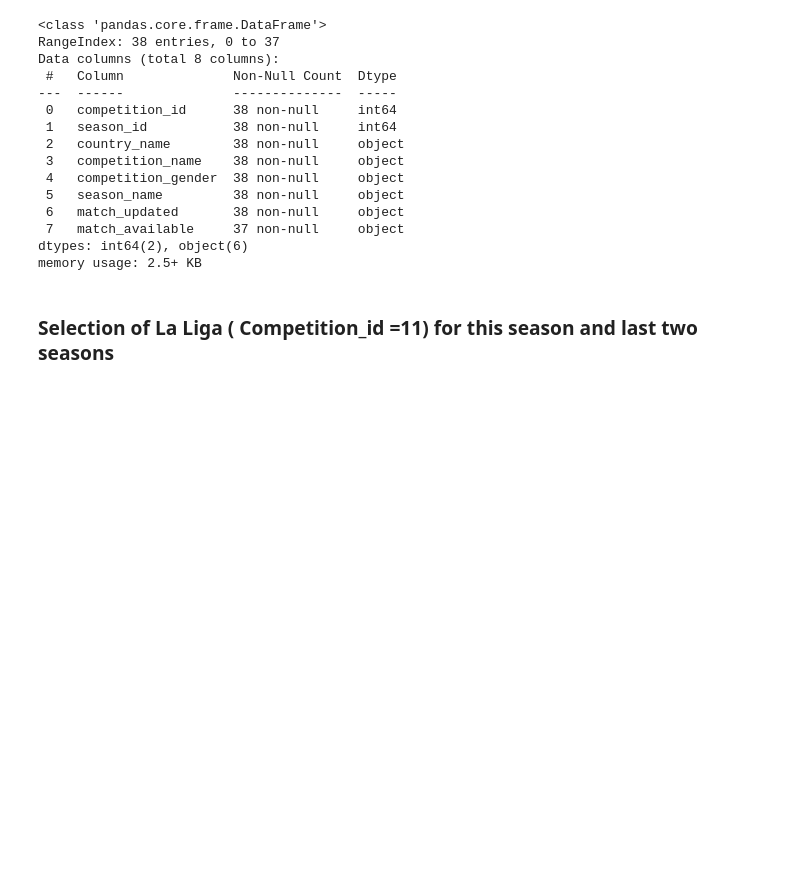
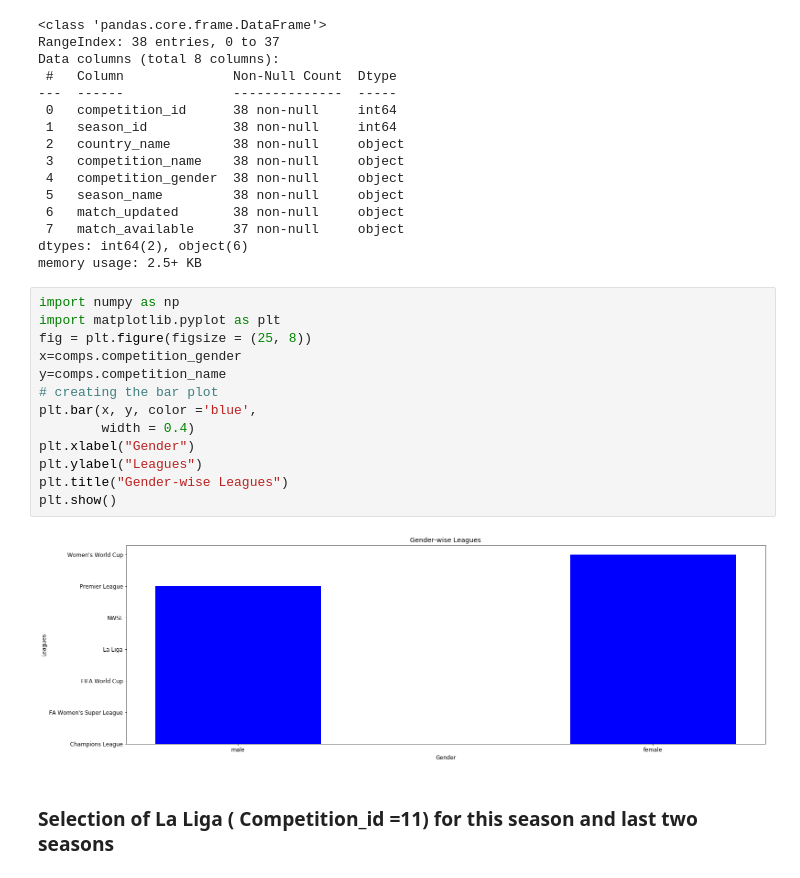
Before and after one commit to PrinceSharmaa/StatsBomb, a Jupyter notebook: PrinceSharma.ipynb, the cells around one changed output. Saved outputs shown, nothing was run; the diff lists cells and outputs as text; blank space fills up the shorter version.

```diff
--- a/PrinceSharma.ipynb
+++ b/PrinceSharma.ipynb
@@ -79,6 +119,21 @@ Data columns (total 8 columns):
  7   match_available     37 non-null     object
 dtypes: int64(2), object(6)
 memory usage: 2.5+ KB
+# %%
+import numpy as np
+import matplotlib.pyplot as plt
+fig = plt.figure(figsize = (25, 8))
+x=comps.competition_gender
+y=comps.competition_name
+# creating the bar plot
+plt.bar(x, y, color ='blue',
+        width = 0.4)
+plt.xlabel("Gender")
+plt.ylabel("Leagues")
+plt.title("Gender-wise Leagues")
+plt.show()
+# %% [output]
+[figure, added]
 # %% [markdown]
 ### Selection of  La Liga ( Competition_id =11)  for this season and last two seasons
 # %%
```
Also changed, not shown: parts of 43 cells of this notebook.
